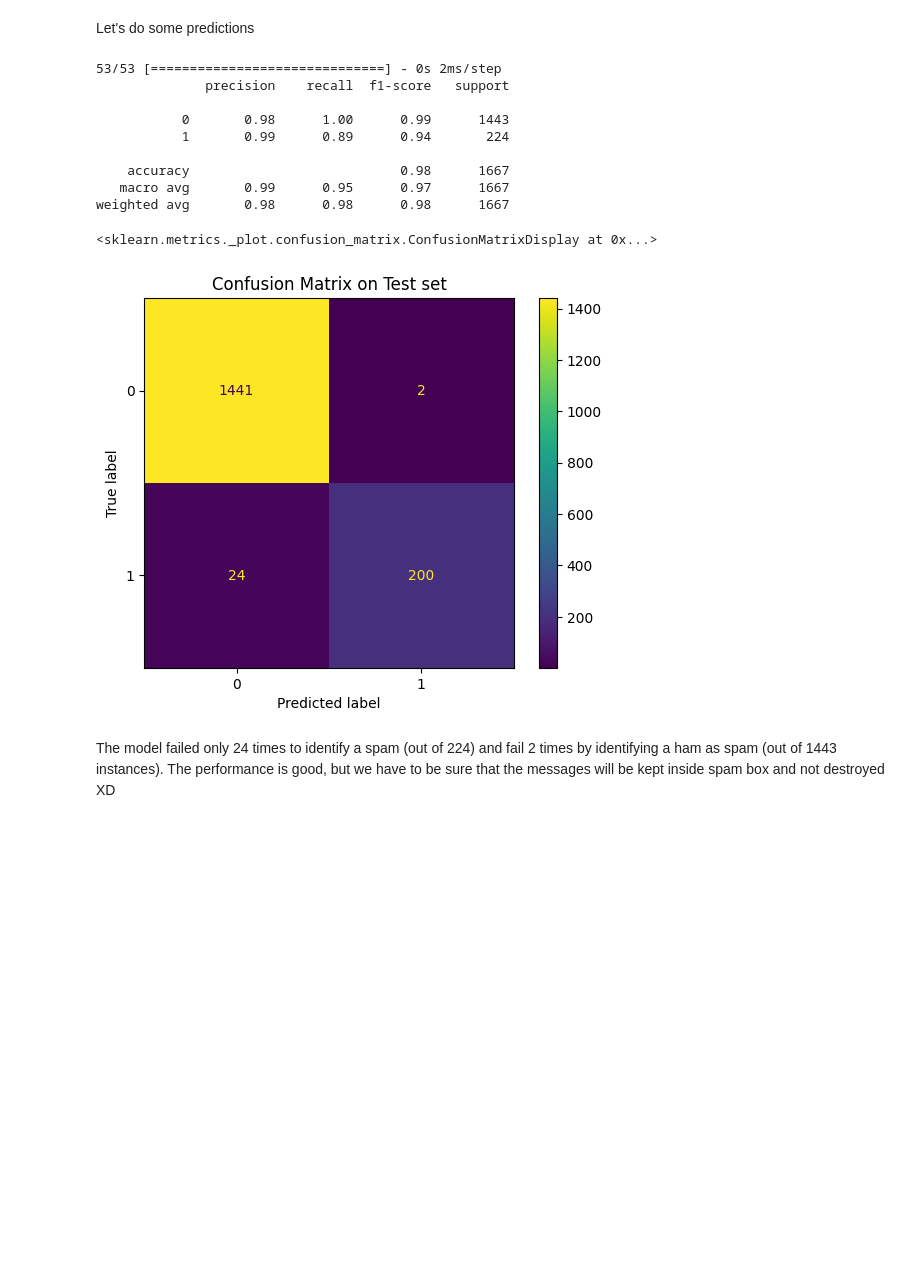
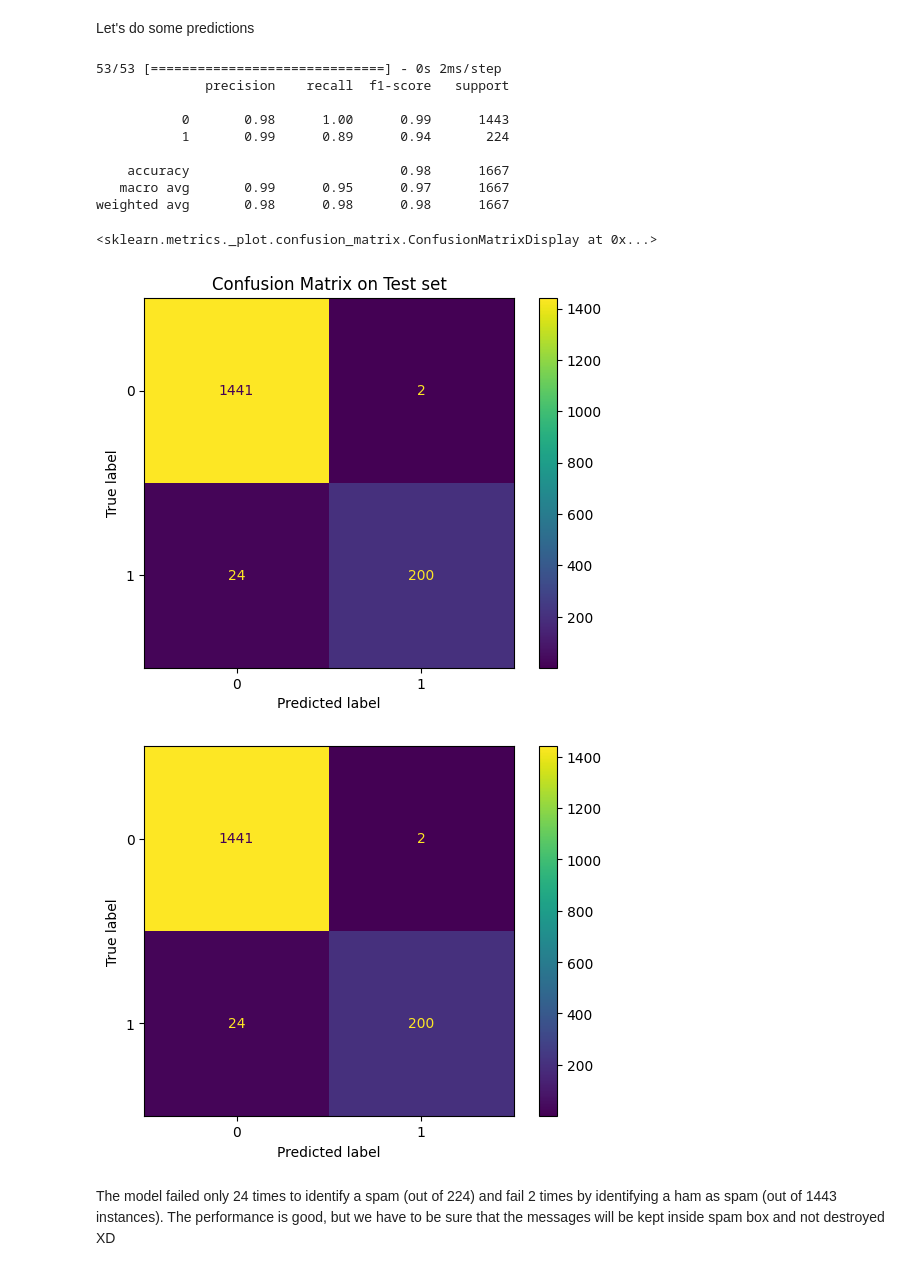
Before and after one commit to hicham-mrani/Block4_Predictive-analysis-of-unstructured-data-using-artificial-intelligence, a Jupyter notebook: AT&T_spam_detector.ipynb, the cells around one changed output. Cells and saved outputs as stored; diff of their text form; code cells hidden in the pictures; blank space fills up the shorter version.

Commit message:
fixe problem with not displayed plot on github

```diff
--- a/AT&T_spam_detector.ipynb
+++ b/AT&T_spam_detector.ipynb
@@ -288,19 +288,20 @@ Let's do some predictions
 # %%
 yp_val = model_GAP.predict(xval)
 print(classification_report(yval, yp_val.argmax(axis=1)))
 # plot
 _ , ax = plt.subplots()
 ax.set(title="Confusion Matrix on Test set")
-ConfusionMatrixDisplay.from_predictions(yval, yp_val.argmax(axis=1), ax=ax)
+ConfusionMatrixDisplay.from_predictions(yval, yp_val.argmax(axis=1), ax=ax).plot()
 # %% [output]
 53/53 [==============================] - 0s 2ms/step
               precision    recall  f1-score   support
 
            0       0.98      1.00      0.99      1443
            1       0.99      0.89      0.94       224
 
     accuracy                           0.98      1667
    macro avg       0.99      0.95      0.97      1667
 weighted avg       0.98      0.98      0.98      1667
 <sklearn.metrics._plot.confusion_matrix.ConfusionMatrixDisplay at 0x...>
 [figure]
+[figure, added]
```
Also changed, not shown: parts of 1 cell of this notebook.
